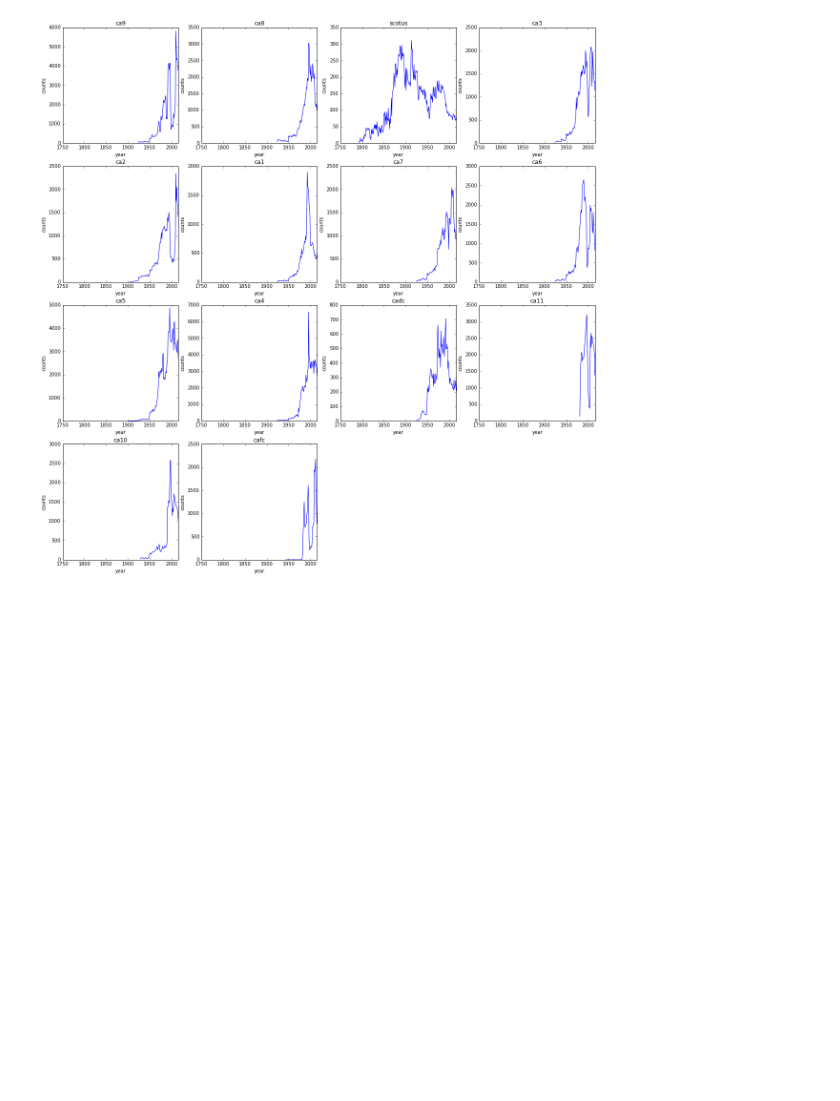
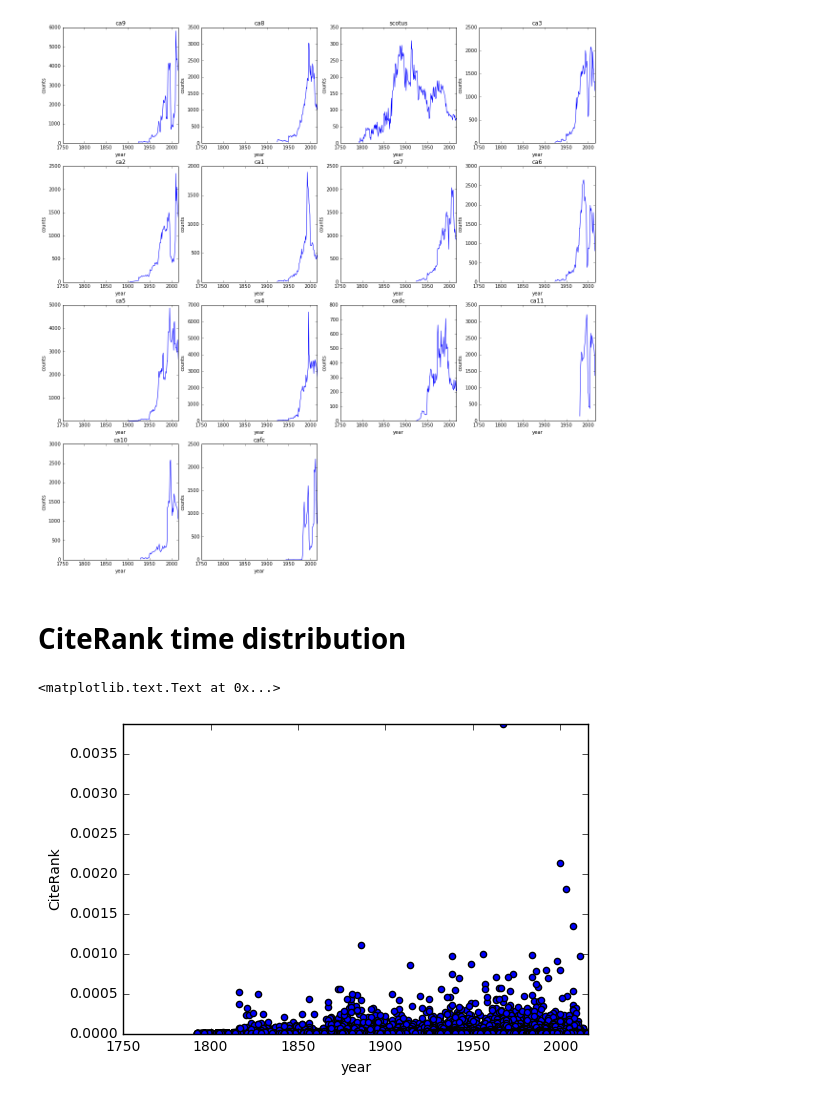
Before and after one commit to idc9/law-net, a Jupyter notebook: vertex_metrics_experiment/explore_federal.ipynb, the cells around one changed output. Saved outputs shown, nothing was run; the diff lists cells and outputs as text; code cells hidden in the pictures; blank space fills up the shorter version.

Commit message:
more results

```diff
--- a/vertex_metrics_experiment/explore_federal.ipynb
+++ b/vertex_metrics_experiment/explore_federal.ipynb
@@ -1,6 +1,6 @@
 # %%
 repo_directory = '/Users/iaincarmichael/Dropbox/Research/law/law-net/'
-data_dir = '/Users/iaincarmichael/Documents/courtlistener/'
+data_dir = '/Users/iaincarmichael/data/courtlistener/'
 
 import numpy as np
 import sys
@@ -8,7 +8,7 @@ import matplotlib.pyplot as plt
 from scipy.stats import rankdata
 import cPickle as pickle
 from collections import Counter
-
+import pandas as pd
 
 # graph package
 import igraph as ig
@@ -18,13 +18,12 @@ sys.path.append(repo_directory + 'code/')
 from setup_data_dir import setup_data_dir, make_subnetwork_directory
 from pipeline.download_data import download_bulk_resource, download_master_edgelist, download_scdb
 from helpful_functions import case_info
+from viz import print_describe
+from results import *
 
 sys.path.append(repo_directory + 'vertex_metrics_experiment/code/')
-from rankscore_experiment_sort import *
-from rankscore_experiment_LR import *
-from rankscore_experiment_match import *
 
-from make_tr_edge_df import *
+from custom_vertex_metrics import *
 
 
 # which network to download data for
@@ -70,3 +69,18 @@ for court in jurisdictions:
     plt.title(court)
 # %% [output]
 [figure]
+# %% [markdown]
+# CiteRank time distribution
+# %%
+cr = get_CiteRank(G, 5.0)
+years = G.vs['year']
+# %%
+plt.scatter(years, cr)
+plt.xlim([1750, 2016])
+plt.ylim([0, 1.2 * max(cr)])
+
+plt.ylabel('CiteRank')
+plt.xlabel('year')
+# %% [output]
+<matplotlib.text.Text at 0x...>
+[figure, added]
```
Also changed, not shown: parts of 17 cells of this notebook, 12 other files.
